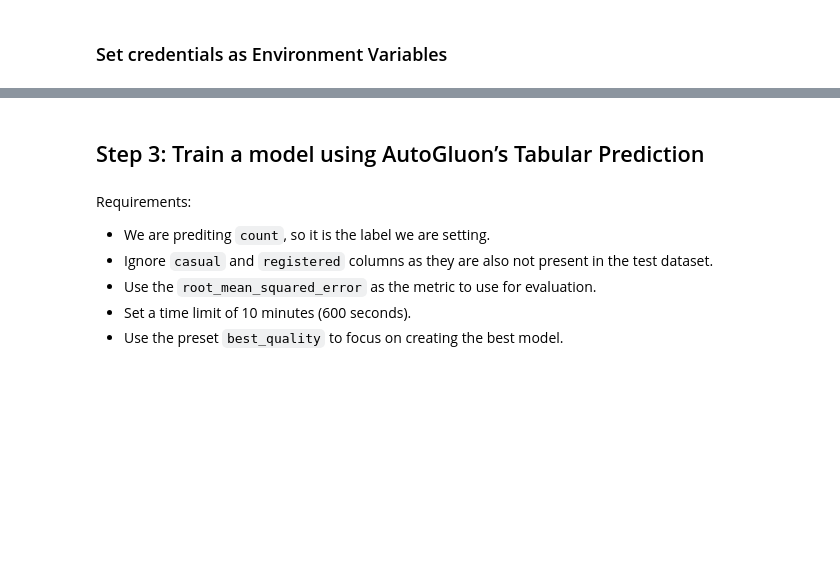
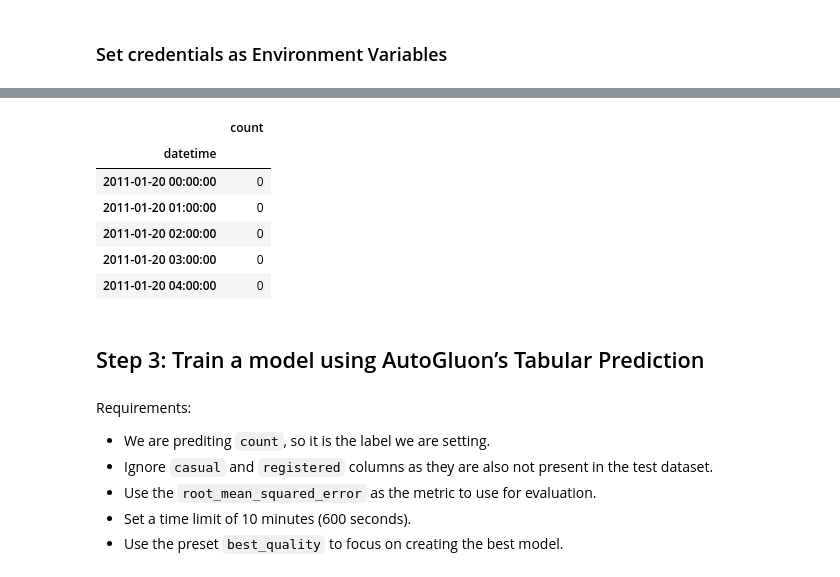
Before and after one commit to schalafi/Predict-Bike-Sharing-Demand-with-Machine-Learning, a Jupyter notebook: project/project-template.ipynb, the cells around one changed output, grey strips where cells are left out. Cells and saved outputs as stored; diff of their text form; code cells hidden in the pictures; blank space fills up the shorter version.

```diff
--- a/project/project-template.ipynb
+++ b/project/project-template.ipynb
@@ -118,3 +269,21 @@ submission.head()
+# %%
+# Same thing as train and test dataset
+# index_col = 0 set first colum (datetime) as index of the dataframe
+submission = pd.read_csv("sampleSubmission.csv",
+    index_col= 0
+    )
+# cast index to datetime
+submission.index = pd.to_datetime(submission.index)
+
+submission.head()
+# %% [output]
+|  | count |
+| datetime |  |
+| 2011-01-20 00:00:00 | 0 |
+| 2011-01-20 01:00:00 | 0 |
+| 2011-01-20 02:00:00 | 0 |
+| 2011-01-20 03:00:00 | 0 |
+| 2011-01-20 04:00:00 | 0 |
 # %% [markdown]
 ## Step 3: Train a model using AutoGluon’s Tabular Prediction
 # %% [markdown]
```
Also changed, not shown: parts of 25 cells of this notebook.
